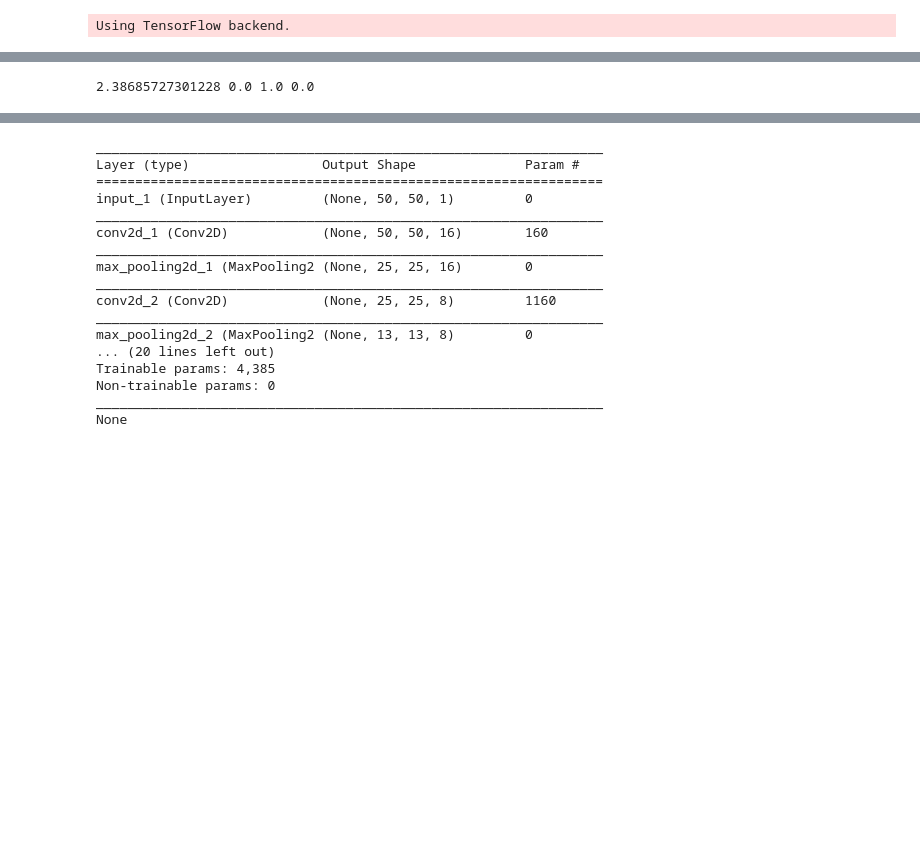
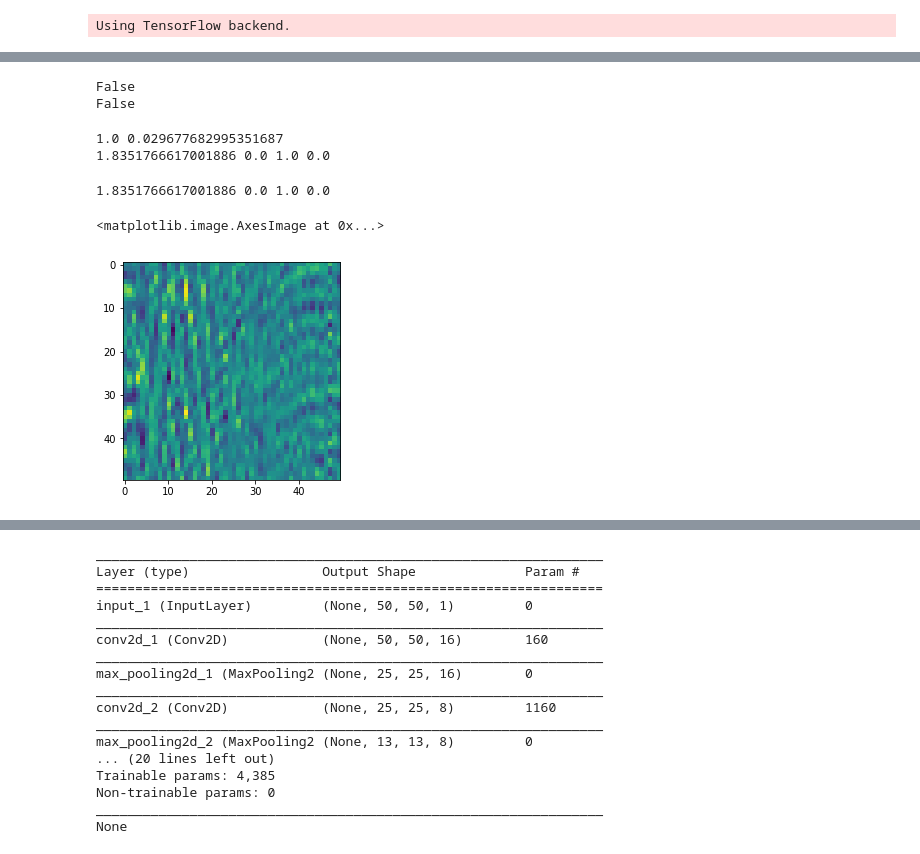
Before and after one commit to dkgupta90/denoise-convautoencoder, a Jupyter notebook: code/simple_autoencoder.ipynb, the cells around one changed output, grey strips where cells are left out. Cells and saved outputs as stored; diff of their text form; code cells hidden in the pictures; blank space fills up the shorter version.

```diff
--- a/code/simple_autoencoder.ipynb
+++ b/code/simple_autoencoder.ipynb
@@ -34,15 +69,31 @@ print(output_data.shape)
+# %%
+print(np.isnan(output_data).any())
+print(np.isnan(input_data).any())
+# %% [output]
+False
+False
 # %%
 # Scaling the data between 0 and 1 based on noise free
 img_max = np.max(output_data)
 img_min = np.min(output_data)
-
+print(img_max, img_min)
 img_diff = img_max - img_min
 
 output_data = (output_data - img_min) / img_diff
 input_data = (input_data - img_min) / img_diff
 print(np.max(input_data), np.min(input_data), np.max(output_data), np.min(input_data))
 # %% [output]
-2.38685727301228 0.0 1.0 0.0
+1.0 0.029677682995351687
+1.8351766617001886 0.0 1.0 0.0
+# %%
+print(np.max(input_data), np.min(input_data), np.max(output_data), np.min(input_data))
+# %% [output]
+1.8351766617001886 0.0 1.0 0.0
+# %%
+plt.imshow(output_data[0, :, :])
+# %% [output]
+<matplotlib.image.AxesImage at 0x...>
+[figure, added]
 # %%
 import keras
 from sklearn.model_selection import train_test_split
```
Also changed, not shown: parts of 12 cells of this notebook, 14 other files.
